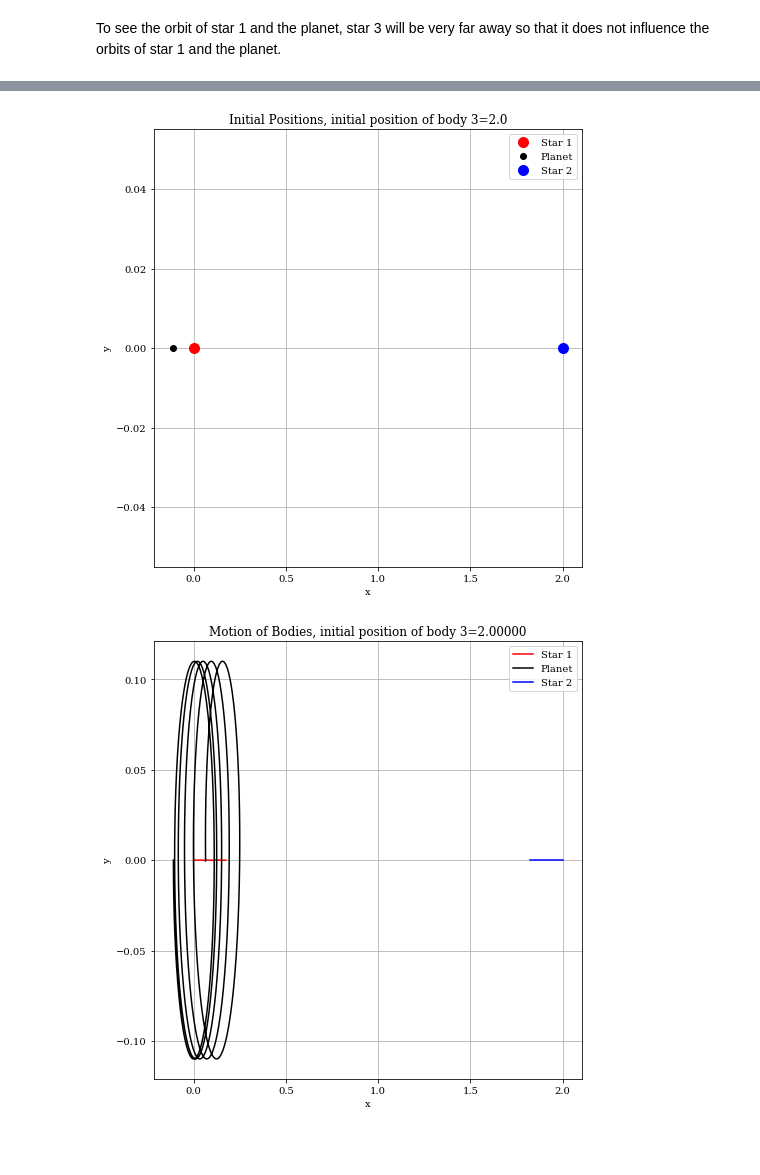
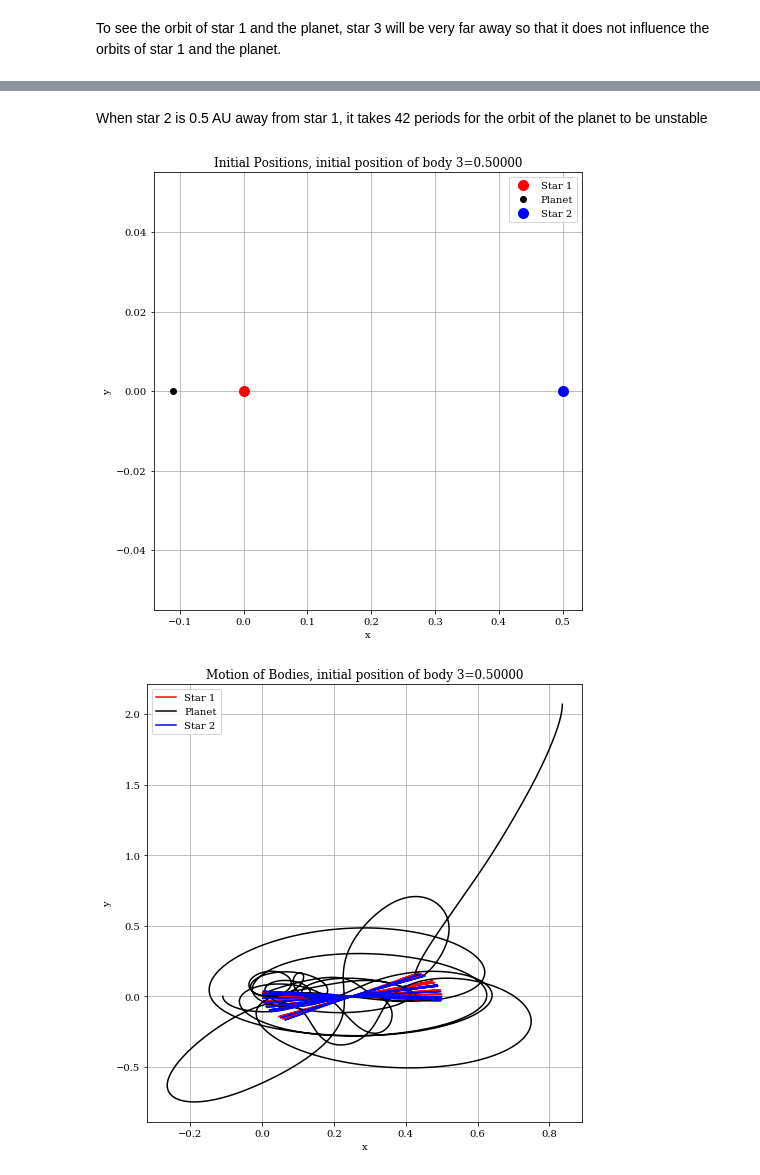
Before and after one commit to ReiCampo/Project-2-Exoplanets, a Jupyter notebook: Subanalysis - Kepler 693.ipynb, the cells around one changed output, grey strips where cells are left out. Cells and saved outputs as stored; diff of their text form; code cells hidden in the pictures; blank space fills up the shorter version.

```diff
--- a/Subanalysis - Kepler 693.ipynb
+++ b/Subanalysis - Kepler 693.ipynb
@@ -49,7 +49,7 @@ def body3(pos, p=1, ϵ=0.0001):
     pos = np.array([body1Pos, body2Pos, body3Pos]).flatten()
     velo = np.array([body1Velo, body2Velo, body3Velo]).flatten()
     v0 = np.array([pos, velo]).flatten()
-    tarr=np.linspace(0.0, P*p, 1e3)
+    tarr=np.linspace(0.0, P*p, 3e3)
     result=integrate.odeint(gs.df_Nbody,v0,tarr,args=(mass,G, ϵ))
     return result, tarr
 # %% [markdown]
@@ -87,9 +99,11 @@ p.plotter(result, 1,1,1, pos3, proj=4, tarr=tarr)
+# %% [markdown]
+When star 2 is 0.5 AU away from star 1, it takes 42 periods for the orbit of the planet to be unstable
 # %%
-pos3 = 2
-result, tarr = body3(pos3, 5)
+pos3 = 0.5
+result, tarr = body3(pos3, p=42)
 p.plotter(result, 1,1,1, pos3, proj=0, tarr=tarr)
 p.plotter(result, 1,1,1, pos3, proj=2, tarr=tarr)
 p.plotter(result, 1,1,1, pos3, proj=4, tarr=tarr)
 # %% [output]
-[figure, old version]
+[figure, new version]
-[figure, old version]
+[figure, new version]
```
Also changed, not shown: parts of 8 cells of this notebook.
